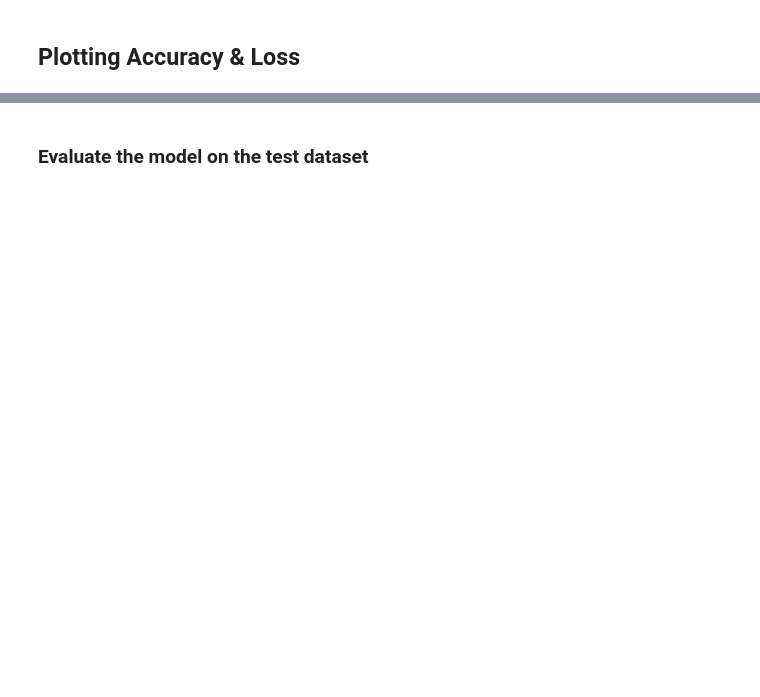
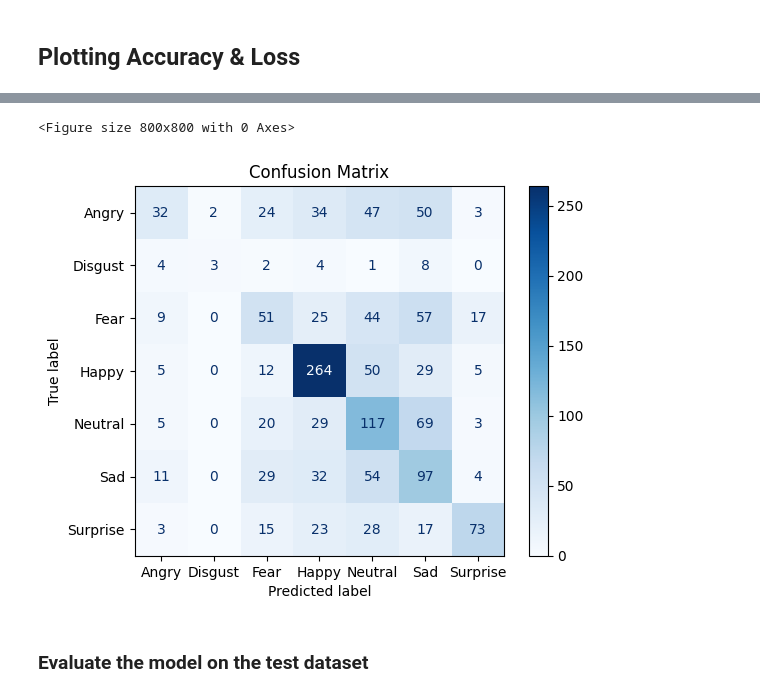
Before and after one commit to aschera/deepLearning_faceRecognition, a Jupyter notebook: Emotion_Detection_hybrid.ipynb, the cells around one changed output, grey strips where cells are left out. Cells and saved outputs as stored; diff of their text form; code cells hidden in the pictures; blank space fills up the shorter version.

```diff
--- a/Emotion_Detection_hybrid.ipynb
+++ b/Emotion_Detection_hybrid.ipynb
@@ -351,0 +430,22 @@ plt.show()
+# %%
+from sklearn.metrics import confusion_matrix, ConfusionMatrixDisplay
+
+# Unpack the dataset into X_train and y_train
+X_test, y_test = limited_repeated_test_dataset
+
+# Assuming y_test contains the true labels and y_pred contains the predicted labels
+y_pred = model.predict(X_test)
+
+# Convert predictions to class labels
+y_pred_classes = np.argmax(y_pred, axis=1)
+y_true = np.argmax(y_test, axis=1)
+
+# Create the confusion matrix
+cm = confusion_matrix(y_true, y_pred_classes)
+
+# Display the confusion matrix
+plt.figure(figsize=(8, 8))
+ConfusionMatrixDisplay(confusion_matrix=cm, display_labels=expressions).plot(cmap=plt.cm.Blues)
+plt.title('Confusion Matrix')
+plt.show()
+# %% [output]
@@ -352,3 +453,5 @@ plt.show()
+<Figure size 800x800 with 0 Axes>
+[figure, added]
 # %% [markdown]
 ### Evaluate the model on the test dataset
 # %%
```
Also changed, not shown: parts of 15 cells of this notebook, 1 other file.
